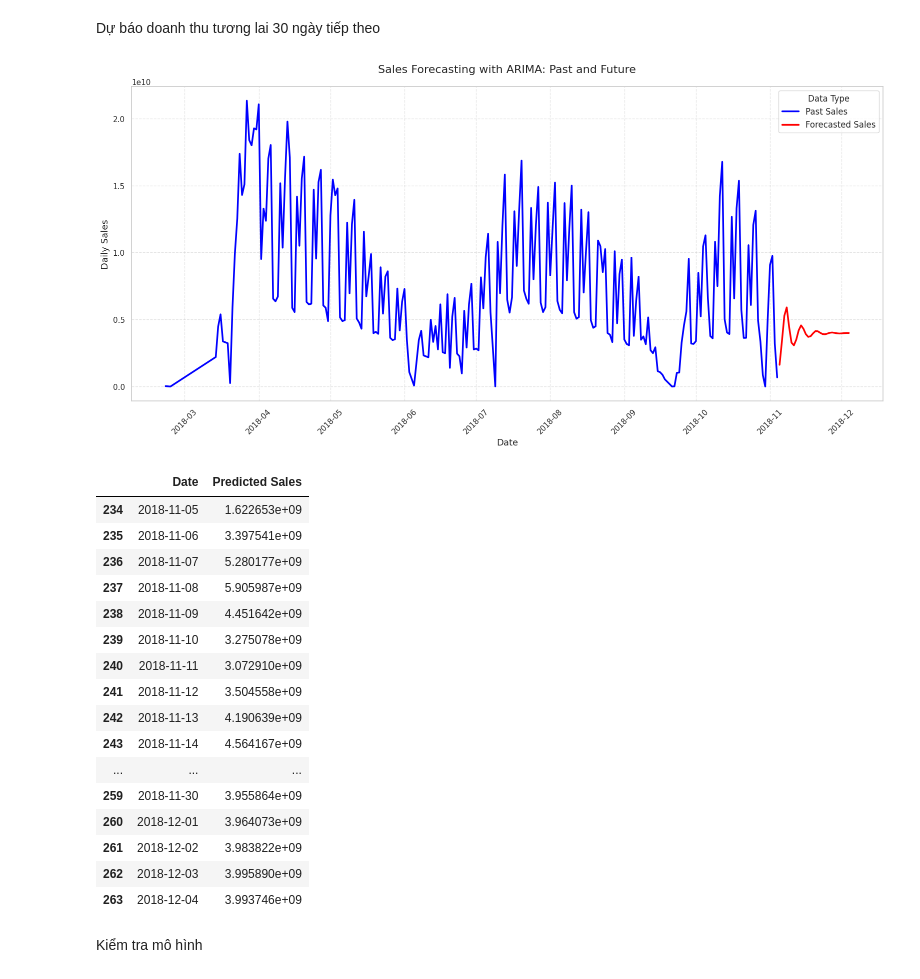
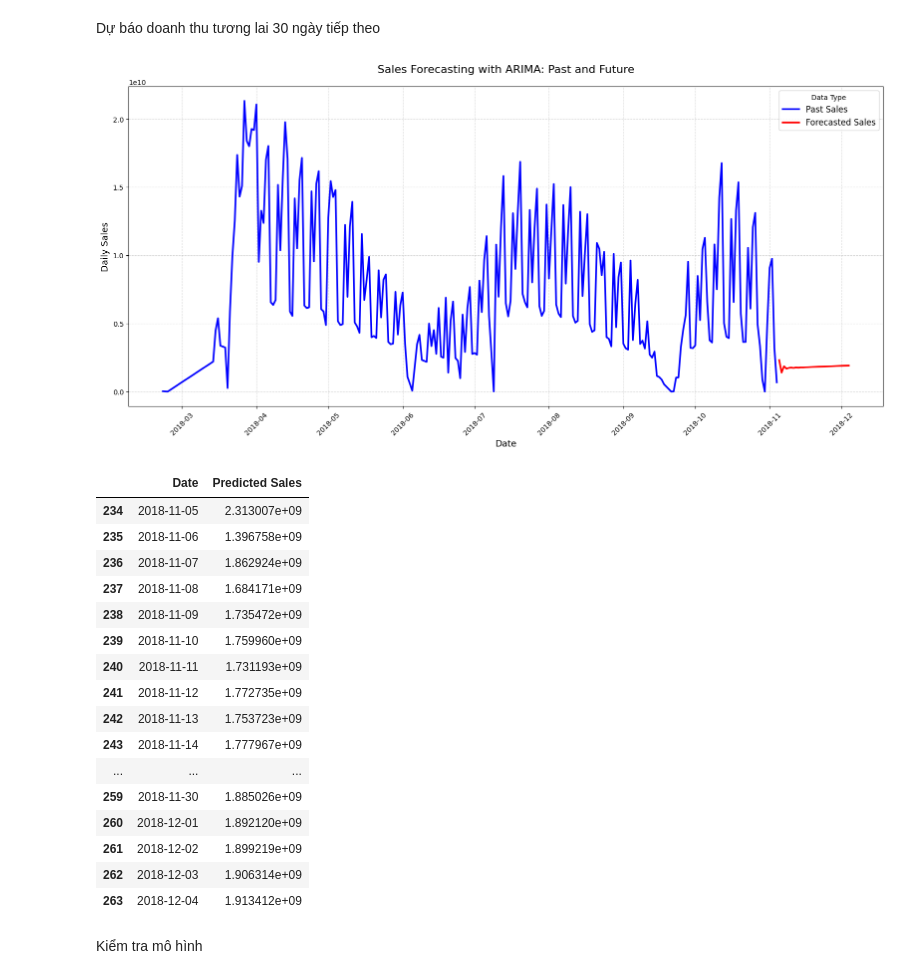
Before and after one commit to KieuOanhUIT/IS403.P23.OnlineSalesData, a Jupyter notebook: Model/ARIMA.ipynb, the cells around one changed output. Saved outputs shown, nothing was run; the diff lists cells and outputs as text; code cells hidden in the pictures.

```diff
--- a/Model/ARIMA.ipynb
+++ b/Model/ARIMA.ipynb
@@ -86,7 +172,7 @@ df = pd.read_csv('../Dataset/cinema_daily_sales.csv', parse_dates=['date'])
 ts = df.set_index("date")[target]
 
 # Fit lại mô hình trên toàn bộ dữ liệu
-model_all = ARIMA(ts, order=(5, 1, 0))
+model_all = ARIMA(ts, order=(2, 2, 2))
 model_all_fit = model_all.fit()
 
 # Dự đoán 30 ngày tiếp theo
@@ -110,51 +196,51 @@ combined_df = pd.concat([df[['date', 'daily_sales', 'type']], future_df], ignore
 # Vẽ biểu đồ
 plt.figure(figsize=(16, 8))
 sns.lineplot(
     data=combined_df,
     x='date',
     y='daily_sales',
     hue='type',
     style='type',
     dashes=False,
     palette={
         'Past Sales': 'blue',
         'Forecasted Sales': 'red'
     },
     linewidth=2.5
 )
 
 plt.gca().xaxis.set_major_locator(mdates.MonthLocator(interval=1))
 plt.gca().xaxis.set_major_formatter(mdates.DateFormatter('%Y-%m'))
 plt.xticks(rotation=45)
 plt.xlabel('Date', fontsize=13)
 plt.ylabel('Daily Sales', fontsize=13)
 plt.title('Sales Forecasting with ARIMA: Past and Future', fontsize=16, pad=20)
 plt.grid(True, linestyle='--', alpha=0.5)
 plt.legend(title='Data Type', fontsize=12)
 plt.tight_layout()
 plt.show()
 
 # Trả về kết quả dự báo
 future_df[['date', 'daily_sales']].rename(columns={'date': 'Date', 'daily_sales': 'Predicted Sales'})
 # %% [output]
-[figure, old version]
+[figure, new version]
 |  | Date | Predicted Sales |
-| 234 | 2018-11-05 | 1.622653e+09 |
-| 235 | 2018-11-06 | 3.397541e+09 |
-| 236 | 2018-11-07 | 5.280177e+09 |
-| 237 | 2018-11-08 | 5.905987e+09 |
-| 238 | 2018-11-09 | 4.451642e+09 |
-| 239 | 2018-11-10 | 3.275078e+09 |
-| 240 | 2018-11-11 | 3.072910e+09 |
-| 241 | 2018-11-12 | 3.504558e+09 |
-| 242 | 2018-11-13 | 4.190639e+09 |
-| 243 | 2018-11-14 | 4.564167e+09 |
+| 234 | 2018-11-05 | 2.313007e+09 |
+| 235 | 2018-11-06 | 1.396758e+09 |
+| 236 | 2018-11-07 | 1.862924e+09 |
+| 237 | 2018-11-08 | 1.684171e+09 |
+| 238 | 2018-11-09 | 1.735472e+09 |
+| 239 | 2018-11-10 | 1.759960e+09 |
+| 240 | 2018-11-11 | 1.731193e+09 |
+| 241 | 2018-11-12 | 1.772735e+09 |
+| 242 | 2018-11-13 | 1.753723e+09 |
+| 243 | 2018-11-14 | 1.777967e+09 |
 | ... | ... | ... |
-| 259 | 2018-11-30 | 3.955864e+09 |
-| 260 | 2018-12-01 | 3.964073e+09 |
-| 261 | 2018-12-02 | 3.983822e+09 |
-| 262 | 2018-12-03 | 3.995890e+09 |
-| 263 | 2018-12-04 | 3.993746e+09 |
+| 259 | 2018-11-30 | 1.885026e+09 |
+| 260 | 2018-12-01 | 1.892120e+09 |
+| 261 | 2018-12-02 | 1.899219e+09 |
+| 262 | 2018-12-03 | 1.906314e+09 |
+| 263 | 2018-12-04 | 1.913412e+09 |
 # %% [markdown]
 Kiểm tra mô hình
 # %%
```
Also changed, not shown: parts of 10 cells of this notebook, 1 other file.
